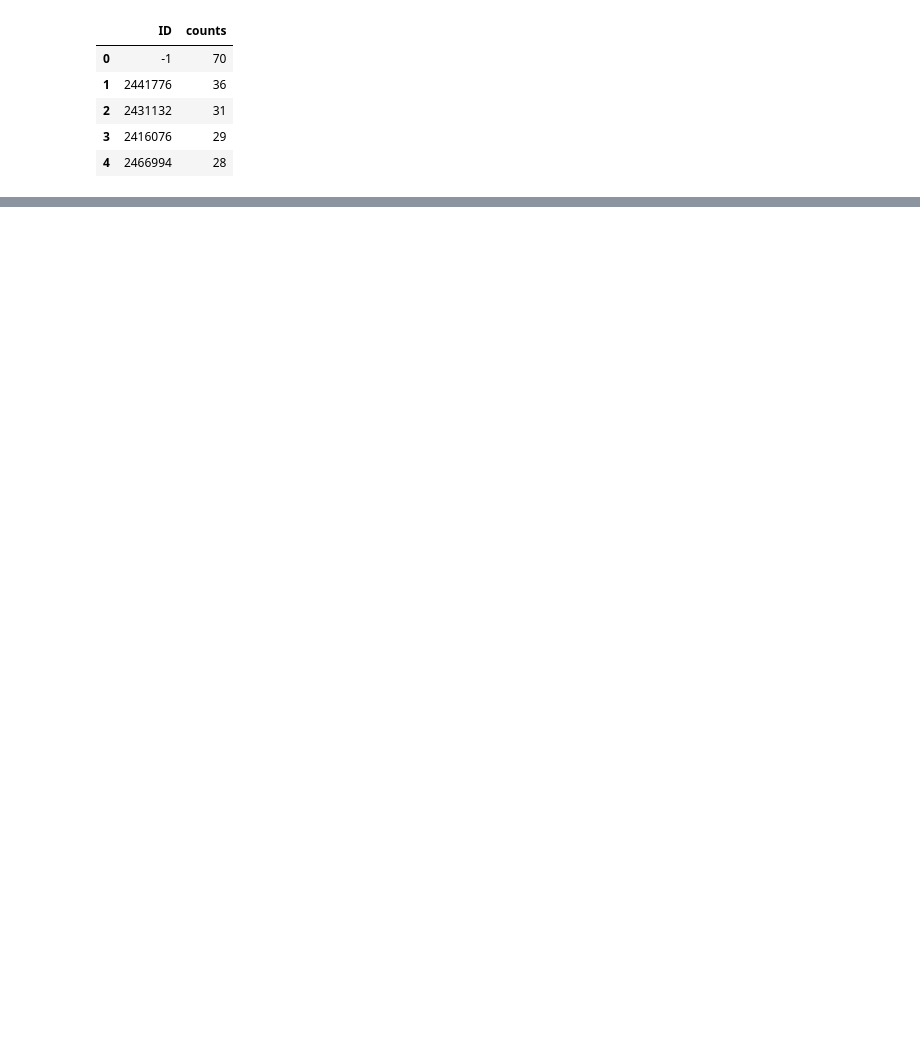
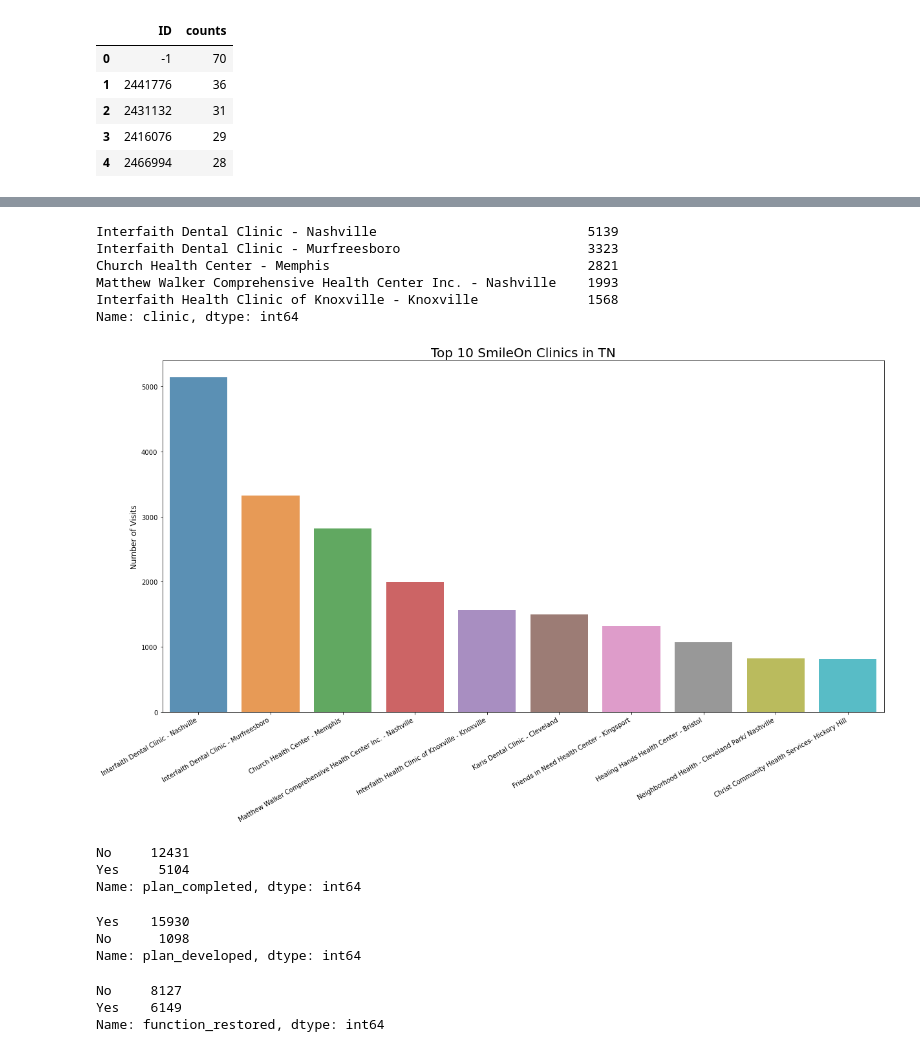
Before and after one commit to bsfcs/smile-on-hulk, a Jupyter notebook: smile_on_eda.ipynb, the cells around one changed output, grey strips where cells are left out. Cells and saved outputs as stored; diff of their text form; code cells hidden in the pictures; blank space fills up the shorter version.

```diff
--- a/smile_on_eda.ipynb
+++ b/smile_on_eda.ipynb
@@ -184,0 +255,2 @@ call_count.head()
+# %%
+clinical = smile_small[smile_small['version'] == 'SMILE ON 60+ Clinical']
@@ -184,0 +310,38 @@ call_count.head()
+# %%
+clinic_count = clinical.clinic.value_counts()
+clinic_count = clinic_count[:10,]
+clinic_count.head()
+# %% [output]
+Interfaith Dental Clinic - Nashville                           5139
+Interfaith Dental Clinic - Murfreesboro                        3323
+Church Health Center - Memphis                                 2821
+Matthew Walker Comprehensive Health Center Inc. - Nashville    1993
+Interfaith Health Clinic of Knoxville - Knoxville              1568
+Name: clinic, dtype: int64
+# %%
+plt.figure(figsize=(20,10))
+sns.barplot(clinic_count.index, clinic_count.values, alpha=0.8)
+plt.title('Top 10 SmileOn Clinics in TN',fontsize=20)
+plt.ylabel('Number of Visits', fontsize=12)
+plt.xticks(rotation=30, ha = 'right')
+plt.show()
+# %% [output]
+[figure, added]
+# %%
+clinical.plan_completed.value_counts()
+# %% [output]
+No     12431
+Yes     5104
+Name: plan_completed, dtype: int64
+# %%
+clinical.plan_developed.value_counts()
+# %% [output]
+Yes    15930
+No      1098
+Name: plan_developed, dtype: int64
+# %%
+clinical.function_restored.value_counts()
+# %% [output]
+No     8127
+Yes    6149
+Name: function_restored, dtype: int64
```
Also changed, not shown: parts of 41 cells of this notebook.
